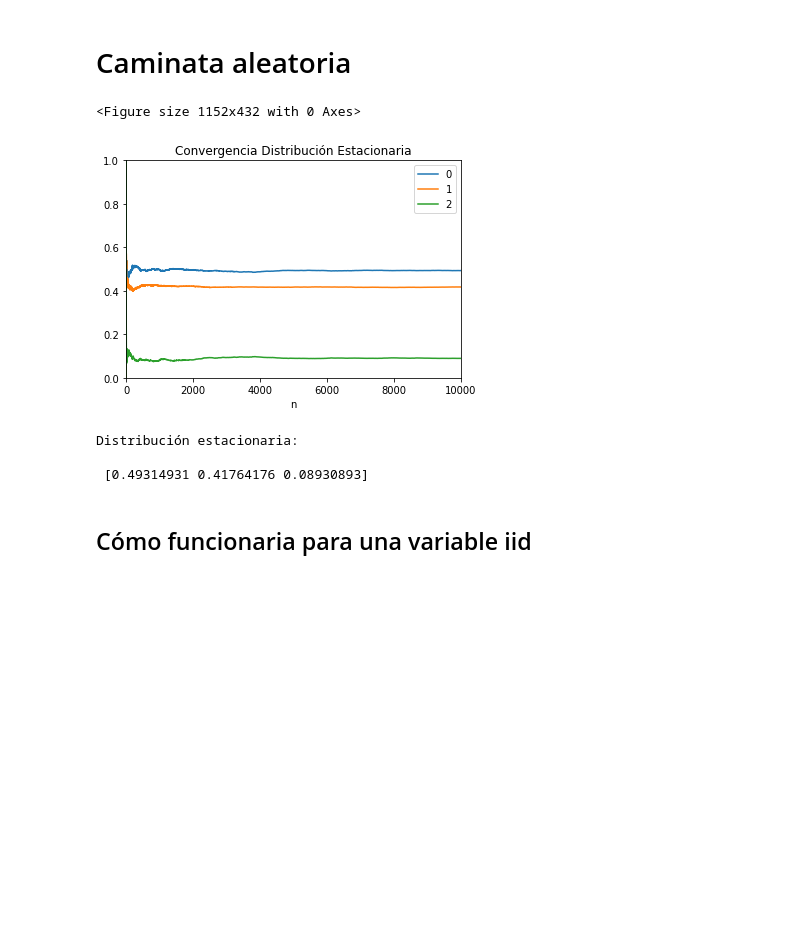
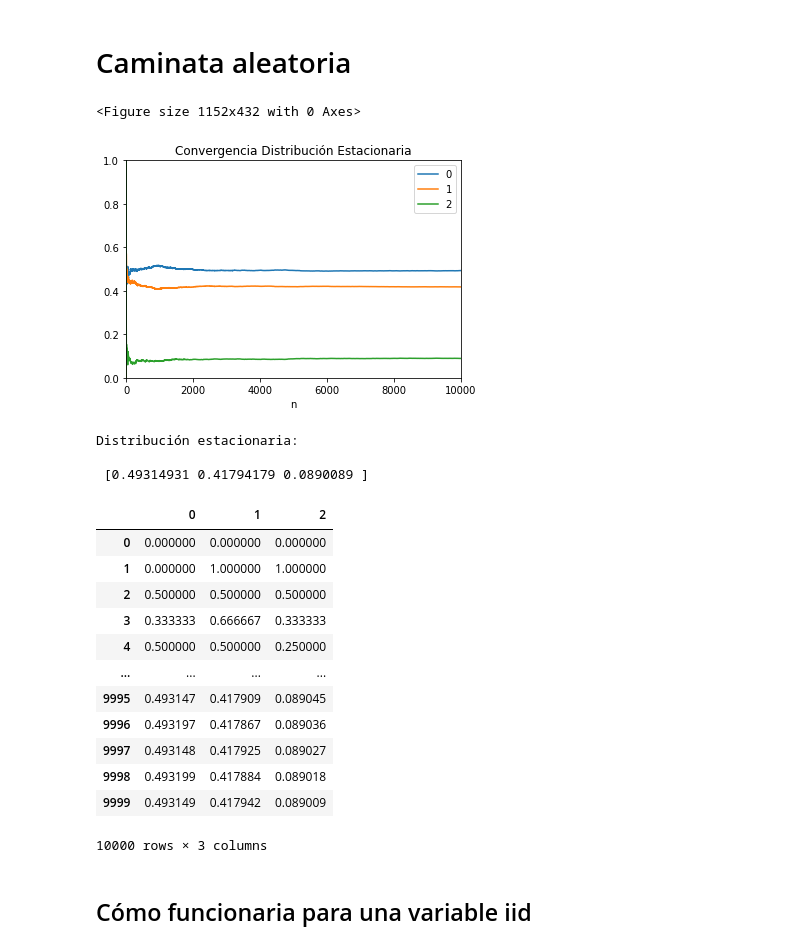
Before and after one commit to AnIsAsPe/Estadistica_y_Probabilidad_para-CD-, a Jupyter notebook: Semana5 MCMC/Simulación_Montecarlo_con_Cadenas_de_Markov.ipynb, the cells around one changed output. Saved outputs shown, nothing was run; the diff lists cells and outputs as text; code cells hidden in the pictures; blank space fills up the shorter version.

```diff
--- a/Semana5 MCMC/Simulación_Montecarlo_con_Cadenas_de_Markov.ipynb
+++ b/Semana5 MCMC/Simulación_Montecarlo_con_Cadenas_de_Markov.ipynb
@@ -85,10 +79,10 @@ plt.show()
 # %%
 def Caminata_aleatoria(MT, estado_i, n_iter):
   '''Se implementa una camnata aleatoria para encontrar la distribución
-  estacionaria a partir de la matriz de trancisión. A pesar de que el estado
+  estacionaria a partir de la matriz de transición. A pesar de que el estado
   inicial es un parametro de la función, se puede comprobar que la distribución
   estacionaria es independiente del estado inicial
-  MT: Matriz (numpy) de transición de estados tamaño s x s'''
+  MT: Matriz (numpy) de transición de estados tamaño s x s, siendo s cada uno de los estados'''
 
   estados = range(len(MT))
 
@@ -122,18 +116,31 @@ def Caminata_aleatoria(MT, estado_i, n_iter):
   plt.title('Convergencia Distribución Estacionaria')
   plt.show()
   print('Distribución estacionaria: \n\n',r.values)
-  # return evolucion
+  return evolucion
   # return r
 # %%
 t= 10000
 s0 = 2
-Caminata_aleatoria(MT, s0 , t)
+Caminata_aleatoria(MT, s0 , 10000)
 # %% [output]
 <Figure size 1152x432 with 0 Axes>
-[figure, old version]
+[figure, new version]
 Distribución estacionaria:
 
- [0.49314931 0.41764176 0.08930893]
+ [0.49314931 0.41794179 0.0890089 ]
+|  | 0 | 1 | 2 |
+| 0 | 0.000000 | 0.000000 | 0.000000 |
+| 1 | 0.000000 | 1.000000 | 1.000000 |
+| 2 | 0.500000 | 0.500000 | 0.500000 |
+| 3 | 0.333333 | 0.666667 | 0.333333 |
+| 4 | 0.500000 | 0.500000 | 0.250000 |
+| ... | ... | ... | ... |
+| 9995 | 0.493147 | 0.417909 | 0.089045 |
+| 9996 | 0.493197 | 0.417867 | 0.089036 |
+| 9997 | 0.493148 | 0.417925 | 0.089027 |
+| 9998 | 0.493199 | 0.417884 | 0.089018 |
+| 9999 | 0.493149 | 0.417942 | 0.089009 |
+10000 rows × 3 columns
 # %% [markdown]
 ## Cómo funcionaria para una variable iid
 # %%
```
Also changed, not shown: parts of 7 cells of this notebook.
